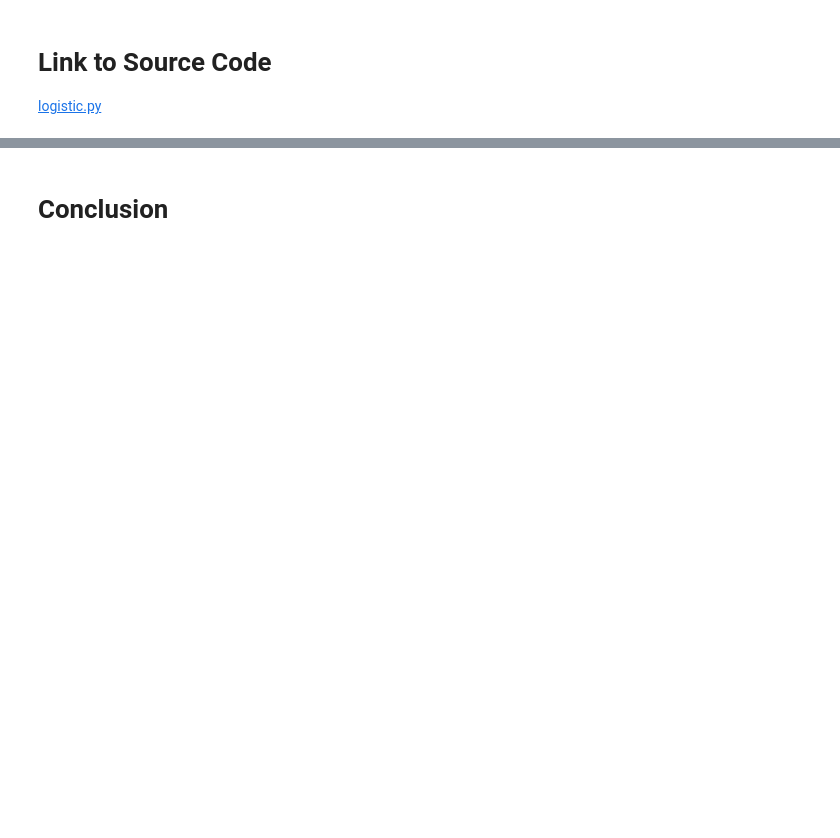
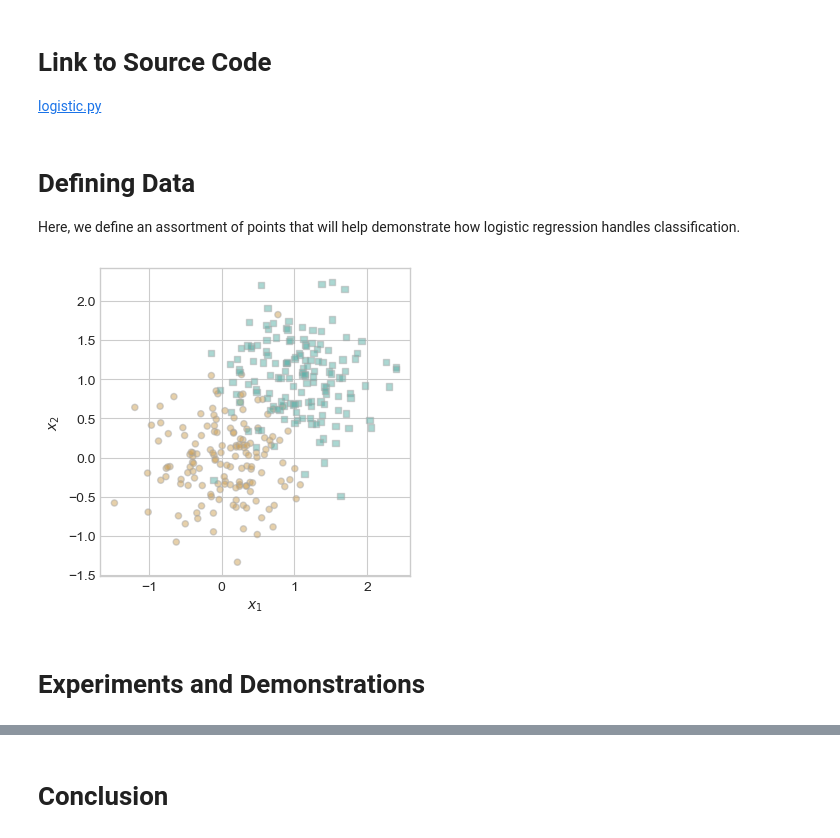
Before and after one commit to CameronHudson813/CameronHudson813.github.io, a Jupyter notebook: posts/Implementing Logistic Regression/index.ipynb, the cells around one changed output, grey strips where cells are left out. Drawn from its saved outputs; the diff is of its cells as text; code cells hidden in the pictures; blank space fills up the shorter version.

Commit message:
Logistic Regression attempted

```diff
--- a/posts/Implementing Logistic Regression/index.ipynb
+++ b/posts/Implementing Logistic Regression/index.ipynb
@@ -14,3 +20,37 @@ from logistic import LogisticRegression, GradientDescentOptimizer
 # %% [markdown]
 # Link to Source Code
-[logistic.py](https://github.com/CameronHudson813/CameronHudson813.github.io/blob/main/posts/Implementing%20Perceptron/perceptron.py)
+[logistic.py](https://github.com/CameronHudson813/CameronHudson813.github.io/blob/main/posts/Implementing%20Logistic%20Regression/logistic.py)
+# %% [markdown]
+# Defining Data
+Here, we define an assortment of points that will help demonstrate how logistic regression handles classification.
+# %%
+import torch
+def generate_classification_data(n_points = 300, noise = 0.2, p_dims = 2):
+
+    y = torch.arange(n_points) >= int(n_points/2)
+    y = 1.0*y
+    X = y[:, None] + torch.normal(0.0, noise, size = (n_points,p_dims))
+    X = torch.cat((X, torch.ones((X.shape[0], 1))), 1)
+
+    return X, y
+
+X, y = generate_classification_data(noise = 0.5)
+# %%
+from matplotlib import pyplot as plt
+plt.style.use('seaborn-v0_8-whitegrid')
+
+def plot_classification_data(X, y, ax):
+    assert X.shape[1] == 3, "This function only works for data created with p_dims == 2"
+    targets = [0, 1]
+    markers = ["o" , ","]
+    for i in range(2):
+        ix = y == targets[i]
+        ax.scatter(X[ix,0], X[ix,1], s = 20,  c = 2*y[ix]-1, facecolors = "none", edgecolors = "darkgrey", cmap = "BrBG", vmin = -2, vmax = 2, alpha = 0.5, marker = markers[i])
+    ax.set(xlabel = r"$x_1$", ylabel = r"$x_2$")
+
+fig, ax = plt.subplots(1, 1, figsize = (4, 4))
+plot_classification_data(X, y, ax)
+# %% [output]
+[figure, added]
+# %% [markdown]
+# Experiments and Demonstrations
```
Also changed, not shown: parts of 22 cells of this notebook, 20 other files.
